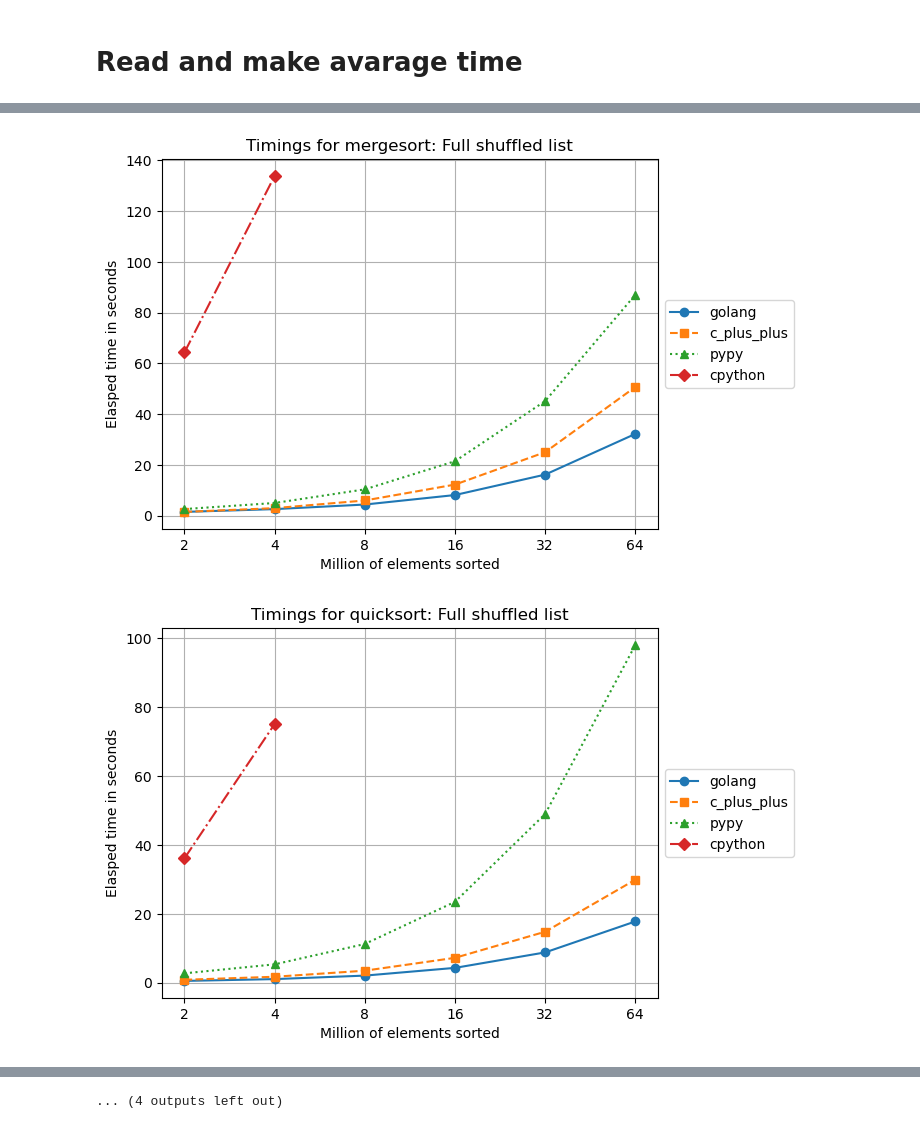
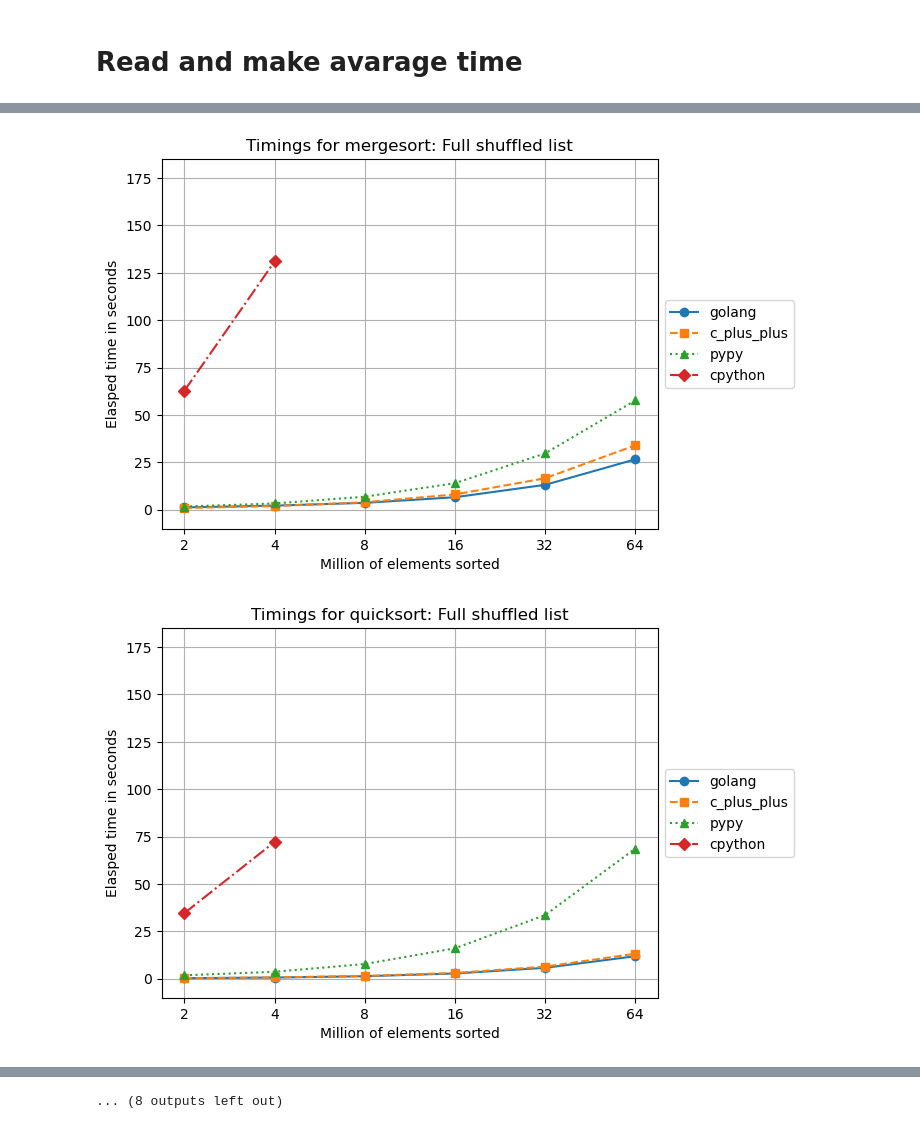
Before and after one commit to MaCoHa/C_S_P, a Jupyter notebook: Project2/Pandas/visualization.ipynb, the cells around one changed output, grey strips where cells are left out. Saved outputs shown, nothing was run; the diff lists cells and outputs as text; code cells hidden in the pictures.

```diff
--- a/Project2/Pandas/visualization.ipynb
+++ b/Project2/Pandas/visualization.ipynb
@@ -55,7 +53,6 @@ base_dict = {}
 for measurement in test_data_measurments:
 
     for i in range(1,len(test_data_type)): # test data type
-
 
         for algorithm in test_algorithm:
             id = 0
@@ -77,7 +74,7 @@ for measurement in test_data_measurments:
 
 
                 df = pd.concat(temp, ignore_index=True)
-                mean_values = df.mean()
+                mean_values = df.median()
                 # Convert mean_values to a DataFrame
 
 
@@ -95,10 +92,12 @@ for measurement in test_data_measurments:
 # %% [markdown]
 # Read and make avarage time
 # %%
+
 import math
 import matplotlib.ticker as mticker
 for measurement in test_data_measurments:
 
+    test_name = measurement if measurement != "timings-relative" else "timings"
     for i in range(1,len(test_data_type)+1): # test data type
 
 
@@ -114,7 +113,6 @@ for measurement in test_data_measurments:
                 for testnum in range(1,test_repeats+1):
 
 
-                    test_name = measurement if measurement != "timings-relative" else "timings"
 
                     path = "../data/{}/test-{}/{}/{}/{}-{}.csv".format(test_folder_names[0], testnum, language, algorithm, test_name,i)
                     file = pd.read_csv(path,header=None)
@@ -133,7 +131,11 @@ for measurement in test_data_measurments:
 
 
                 df = pd.concat(temp, ignore_index=True)
+
                 mean_values = df.mean()
+                if test_name == "timings":
+                    mean_values = mean_values.sub(base_dict[(algorithm, test_name)][language])
+
                 # Convert mean_values to a DataFrame
 
 
@@ -169,6 +171,8 @@ for measurement in test_data_measurments:
                             continue
                         customASD.loc[amount, column] = (int(amount) / time)
                     customASD[column].plot(color=colors[x], linestyle=line_styles[x], marker=marker_styles[x], label=column)
+                    print(customASD[column])
+                    print(asd[column])
                 elif measurement in million_measurements:
                     customASD = asd.copy(deep=True)
                     for amount in asd[column].keys():
@@ -178,7 +182,7 @@ for measurement in test_data_measurments:
                         customASD.loc[amount, column] = value/pow(10,6)
                     customASD[column].plot(color=colors[x], linestyle=line_styles[x], marker=marker_styles[x], label=column)
                 else:
-                    asd[column].plot(color=colors[x], linestyle=line_styles[x], marker=marker_styles[x], label=column,)
+                    asd[column].plot(color=colors[x], linestyle=line_styles[x], marker=marker_styles[x], label=column)
 
 
             plt.title("{} for {}: {}".format(measurement[0].upper() + measurement[1:],algorithm,test_data_type[i-1]))
@@ -186,33 +190,34 @@ for measurement in test_data_measurments:
 
             if(measurement == "perf-dTLB-misses"):
                 plt.ylabel("dTLB misses in millions")
                 plt.yscale("log")
             elif(measurement == "perf-cache-miss"):
                 plt.ylabel("Cache misses in millions")
                 plt.yscale("log")
 
             elif(measurement == "timings"):
                 plt.ylabel("Elasped time in seconds")
+                plt.ylim(-10, 185)
             elif(measurement == "timings-relative"):
                 plt.ylabel("Million of elements per second")
-                plt.ylim(0,5)
+                plt.ylim(-0.5,9)
 
             else:
                 plt.ylabel(measurement)
             plt.legend(loc='center left', bbox_to_anchor=(1.0, 0.5))
             plt.grid()
             plt.gca().yaxis.set_major_formatter(mticker.ScalarFormatter())
             plt.show()
 
             del asd
 # %% [output]
 [figure]
 [figure]
 [figure]
 [figure]
 [figure]
 [figure]
 [figure]
 [figure]
-[figure, old version]
+[figure, new version]
-[figure, old version]
+[figure, new version]
@@ -221 +226 @@ for measurement in test_data_measurments:
-... (4 outputs left out)
+... (8 outputs left out)
```
Also changed, not shown: parts of 2 cells of this notebook, 1 other file.
